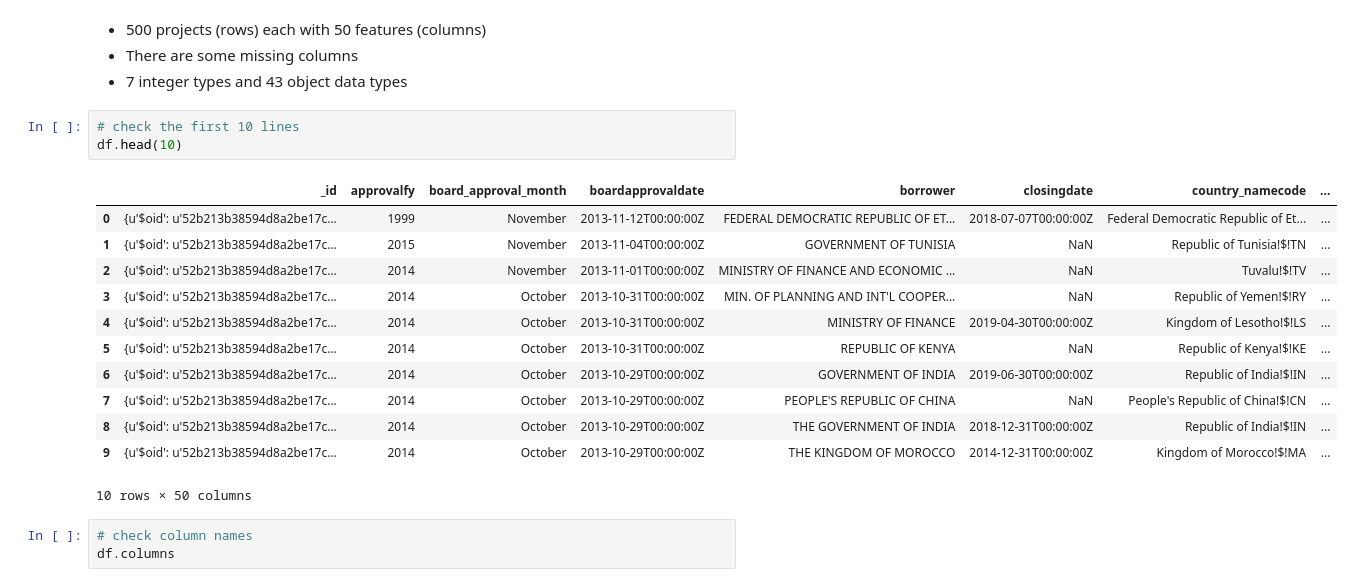
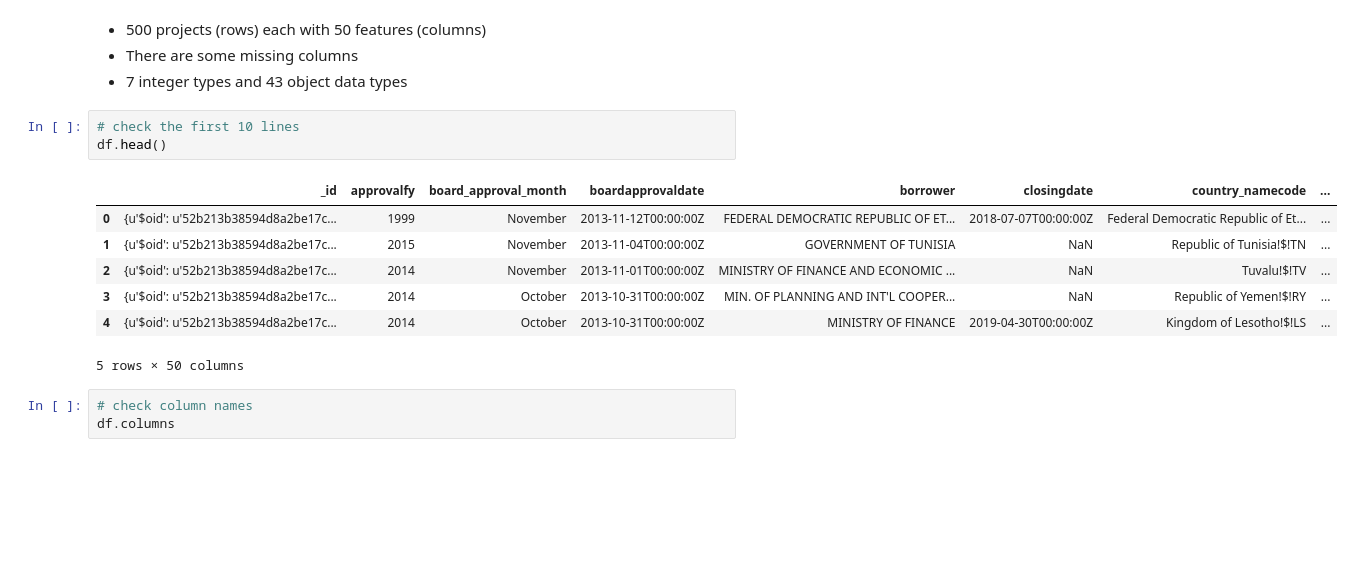
Before and after one commit to math470/Springboard_json_miniproject, a Jupyter notebook: sliderule_dsi_json_exercise_submitted.ipynb, the cells around one changed output. Drawn from its saved outputs; the diff is of its cells as text; blank space fills up the shorter version.

```diff
--- a/sliderule_dsi_json_exercise_submitted.ipynb
+++ b/sliderule_dsi_json_exercise_submitted.ipynb
@@ -128,20 +130,15 @@ memory usage: 199.2+ KB
 - 7 integer types and 43 object data types
 # %%
 # check the first 10 lines
-df.head(10)
+df.head()
 # %% [output]
 |  | _id | approvalfy | board_approval_month | boardapprovaldate | borrower | closingdate | country_namecode | ... |
 | 0 | {u'$oid': u'52b213b38594d8a2be17c... | 1999 | November | 2013-11-12T00:00:00Z | FEDERAL DEMOCRATIC REPUBLIC OF ET... | 2018-07-07T00:00:00Z | Federal Democratic Republic of Et... | ... |
 | 1 | {u'$oid': u'52b213b38594d8a2be17c... | 2015 | November | 2013-11-04T00:00:00Z | GOVERNMENT OF TUNISIA | NaN | Republic of Tunisia!$!TN | ... |
 | 2 | {u'$oid': u'52b213b38594d8a2be17c... | 2014 | November | 2013-11-01T00:00:00Z | MINISTRY OF FINANCE AND ECONOMIC ... | NaN | Tuvalu!$!TV | ... |
 | 3 | {u'$oid': u'52b213b38594d8a2be17c... | 2014 | October | 2013-10-31T00:00:00Z | MIN. OF PLANNING AND INT'L COOPER... | NaN | Republic of Yemen!$!RY | ... |
 | 4 | {u'$oid': u'52b213b38594d8a2be17c... | 2014 | October | 2013-10-31T00:00:00Z | MINISTRY OF FINANCE | 2019-04-30T00:00:00Z | Kingdom of Lesotho!$!LS | ... |
-| 5 | {u'$oid': u'52b213b38594d8a2be17c... | 2014 | October | 2013-10-31T00:00:00Z | REPUBLIC OF KENYA | NaN | Republic of Kenya!$!KE | ... |
-| 6 | {u'$oid': u'52b213b38594d8a2be17c... | 2014 | October | 2013-10-29T00:00:00Z | GOVERNMENT OF INDIA | 2019-06-30T00:00:00Z | Republic of India!$!IN | ... |
-| 7 | {u'$oid': u'52b213b38594d8a2be17c... | 2014 | October | 2013-10-29T00:00:00Z | PEOPLE'S REPUBLIC OF CHINA | NaN | People's Republic of China!$!CN | ... |
-| 8 | {u'$oid': u'52b213b38594d8a2be17c... | 2014 | October | 2013-10-29T00:00:00Z | THE GOVERNMENT OF INDIA | 2018-12-31T00:00:00Z | Republic of India!$!IN | ... |
-| 9 | {u'$oid': u'52b213b38594d8a2be17c... | 2014 | October | 2013-10-29T00:00:00Z | THE KINGDOM OF MOROCCO | 2014-12-31T00:00:00Z | Kingdom of Morocco!$!MA | ... |
-10 rows × 50 columns
+5 rows × 50 columns
 # %%
 # check column names
 df.columns
```
Also changed, not shown: parts of 32 cells of this notebook.
